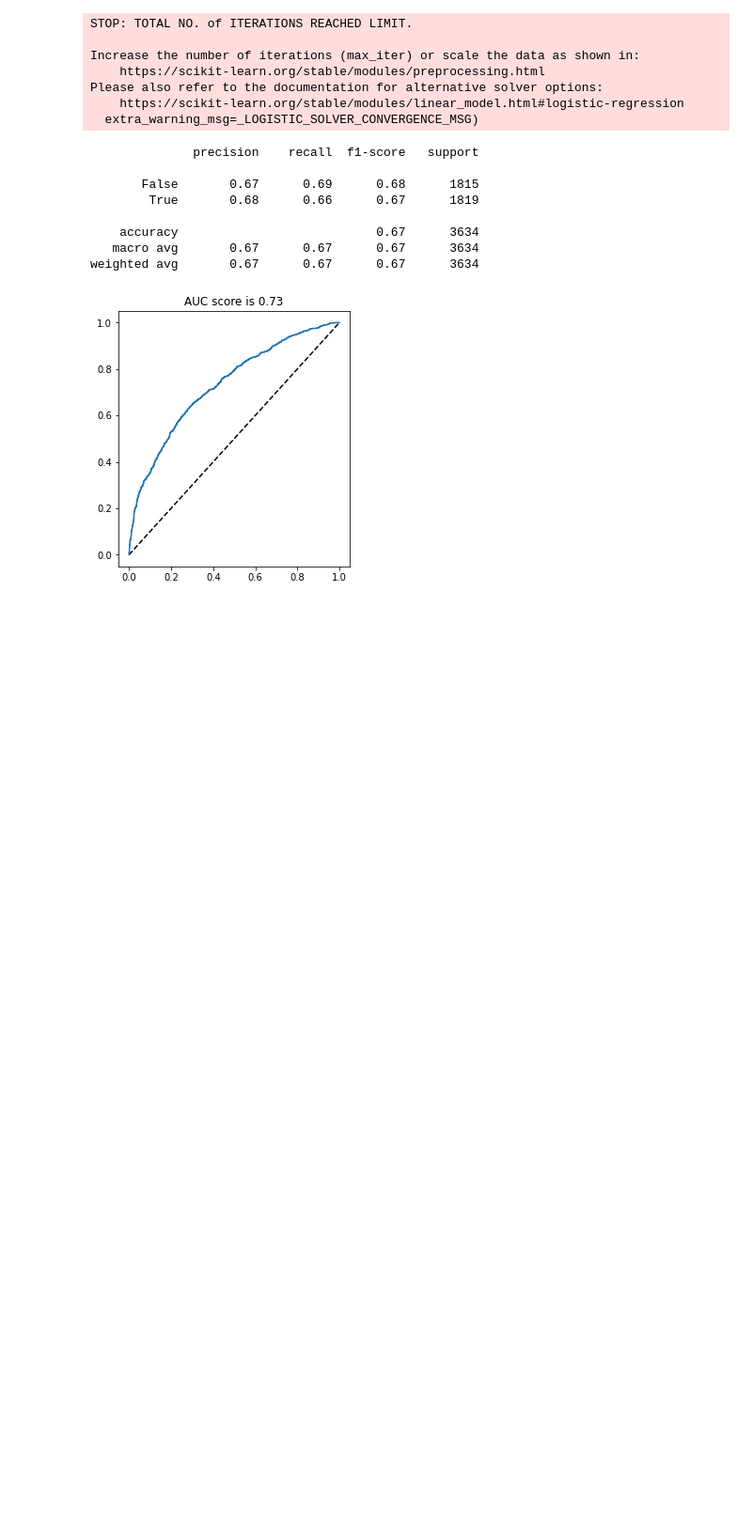
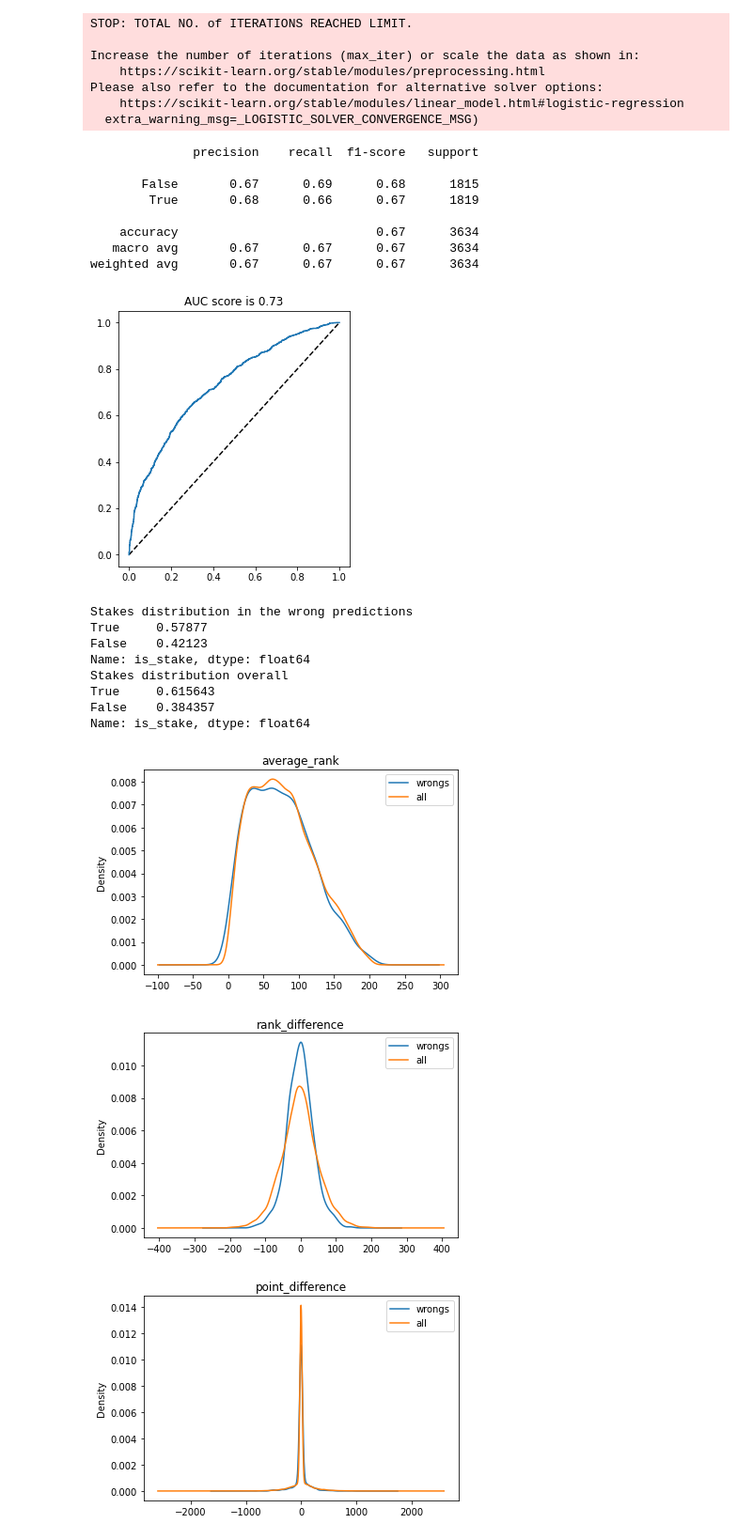
Before and after one commit to saima8/Data-Science-from-scratch, a Jupyter notebook: Predicting_the_Football_(Soccer)_World_Cup_Winner.ipynb, the cells around one changed output. Shown at 94% size. Saved outputs shown, nothing was run; the diff lists cells and outputs as text; code cells hidden in the pictures; blank space fills up the shorter version.

Commit message:
Implemented wrong prediction

```diff
--- a/Predicting_the_Football_(Soccer)_World_Cup_Winner.ipynb
+++ b/Predicting_the_Football_(Soccer)_World_Cup_Winner.ipynb
@@ -180,3 +180,32 @@ Please also refer to the documentation for alternative solver options:
    macro avg       0.67      0.67      0.67      3634
 weighted avg       0.67      0.67      0.67      3634
 [figure]
+# %%
+features = ['average_rank', 'rank_difference', 'point_difference']
+
+# Get the wrongly predicted matches
+wrongs = y_test != model.predict(X_test)
+
+for feature in features:
+    plt.figure()
+    plt.title(feature)
+    X_test.loc[wrongs, feature].plot.kde()
+    X.loc[:, feature].plot.kde()
+    plt.legend(['wrongs', 'all'])
+
+print("Stakes distribution in the wrong predictions")
+print(X_test.loc[wrongs, 'is_stake'].value_counts() / wrongs.sum())
+print("Stakes distribution overall")
+print(X['is_stake'].value_counts() / X.shape[0])
+# %% [output]
+Stakes distribution in the wrong predictions
+True     0.57877
+False    0.42123
+Name: is_stake, dtype: float64
+Stakes distribution overall
+True     0.615643
+False    0.384357
+Name: is_stake, dtype: float64
+[figure, added]
+[figure, added]
+[figure, added]
```
Also changed, not shown: parts of 2 cells of this notebook.
